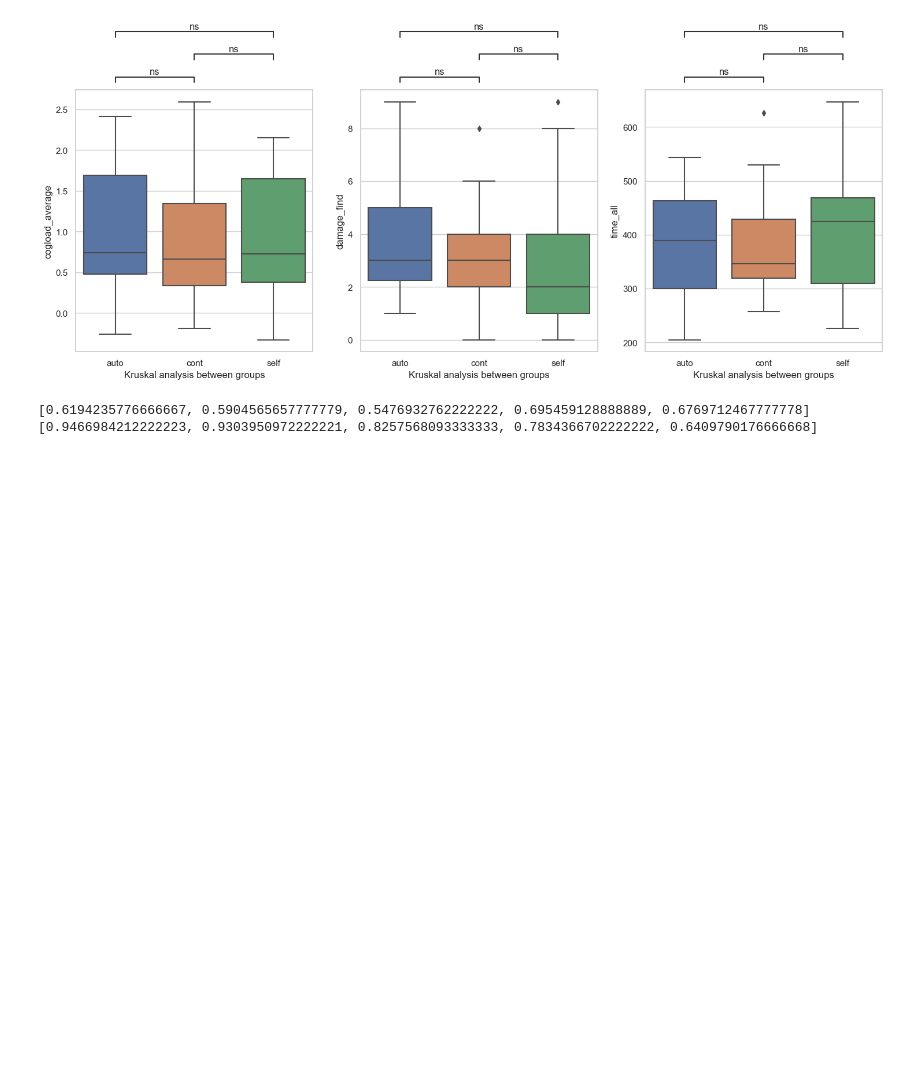
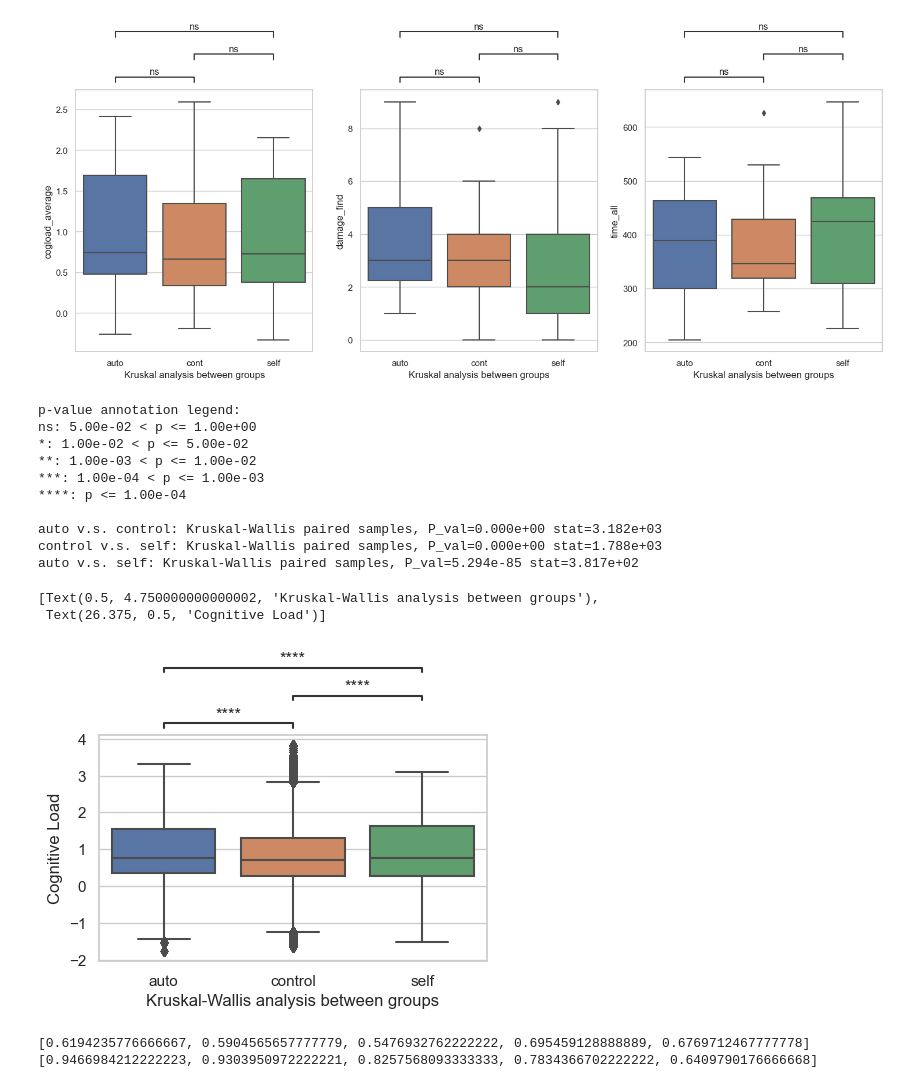
Before and after one commit to Tianyu-Zhou/NIST_Way_Finding, a Jupyter notebook: nist.ipynb, the cells around one changed output. Drawn from its saved outputs; the diff is of its cells as text; code cells hidden in the pictures; blank space fills up the shorter version.

```diff
--- a/nist.ipynb
+++ b/nist.ipynb
@@ -190,3 +189,57 @@ if 1:
+# %%
+auto_df = pd.DataFrame()
+control_df = pd.DataFrame()
+self_df = pd.DataFrame()
+
+for i in range(len(data_auto)):
+   auto_df = auto_df.append(pd.DataFrame(data_auto[i]["Trend_Sum"].values,columns=["Trend_Sum"]))
+for i in range(len(data_control)):
+   control_df = control_df.append(pd.DataFrame(data_control[i]["Trend_Sum"].values,columns=["Trend_Sum"]))
+for i in range(len(data_self)):
+   self_df = self_df.append(pd.DataFrame(data_self[i]["Trend_Sum"].values,columns=["Trend_Sum"]))
+
+auto_df["Groups"] = "auto"
+control_df["Groups"] = "control"
+self_df["Groups"] = "self"
+combine_df = pd.concat([auto_df,control_df,self_df])
+
+combine_df.columns = ["CogLoad","Groups"]
+# %%
+data = combine_df
+x = 'Groups'
+y = 'CogLoad'
+order = ["auto", "control","self"]
+
+sns.set(style = 'whitegrid')
+fig, axes = plt.subplots(1,1, figsize=(5,3), dpi=100)
+
+axes = sns.boxplot(ax = axes, data=data, x=x, y=y, order=order)
+test_results = add_stat_annotation(ax=axes, data=data, x=x, y=y, order=order,
+                                 box_pairs=[
+                                    (order[0], order[1]),
+                                    (order[0], order[2]),
+                                    (order[1], order[2]),
+                                    ],
+                                 test='Kruskal',
+                                 comparisons_correction=None,
+                                 text_format='star', loc='outside', verbose=2,
+                                 )
+
+axes.set(xlabel='Kruskal-Wallis analysis between groups', ylabel='Cognitive Load')
+# %% [output]
+p-value annotation legend:
+ns: 5.00e-02 < p <= 1.00e+00
+*: 1.00e-02 < p <= 5.00e-02
+**: 1.00e-03 < p <= 1.00e-02
+***: 1.00e-04 < p <= 1.00e-03
+****: p <= 1.00e-04
+
+auto v.s. control: Kruskal-Wallis paired samples, P_val=0.000e+00 stat=3.182e+03
+control v.s. self: Kruskal-Wallis paired samples, P_val=0.000e+00 stat=1.788e+03
+auto v.s. self: Kruskal-Wallis paired samples, P_val=5.294e-85 stat=3.817e+02
+[Text(0.5, 4.750000000000002, 'Kruskal-Wallis analysis between groups'),
+ Text(26.375, 0.5, 'Cognitive Load')]
+[figure, added]
 # %%
 # TEST UI CHANGE #
 i = 4
```
Also changed, not shown: parts of 14 cells of this notebook.
